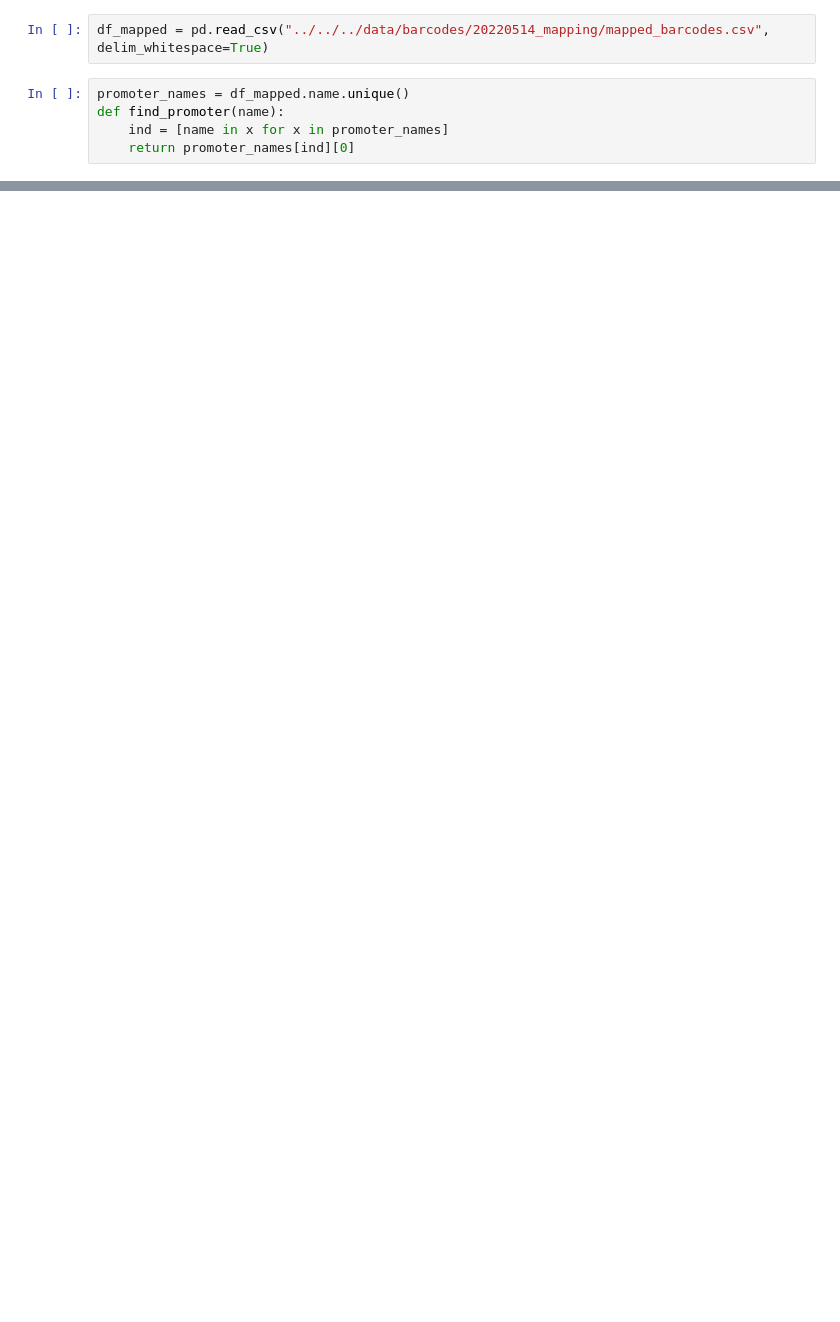
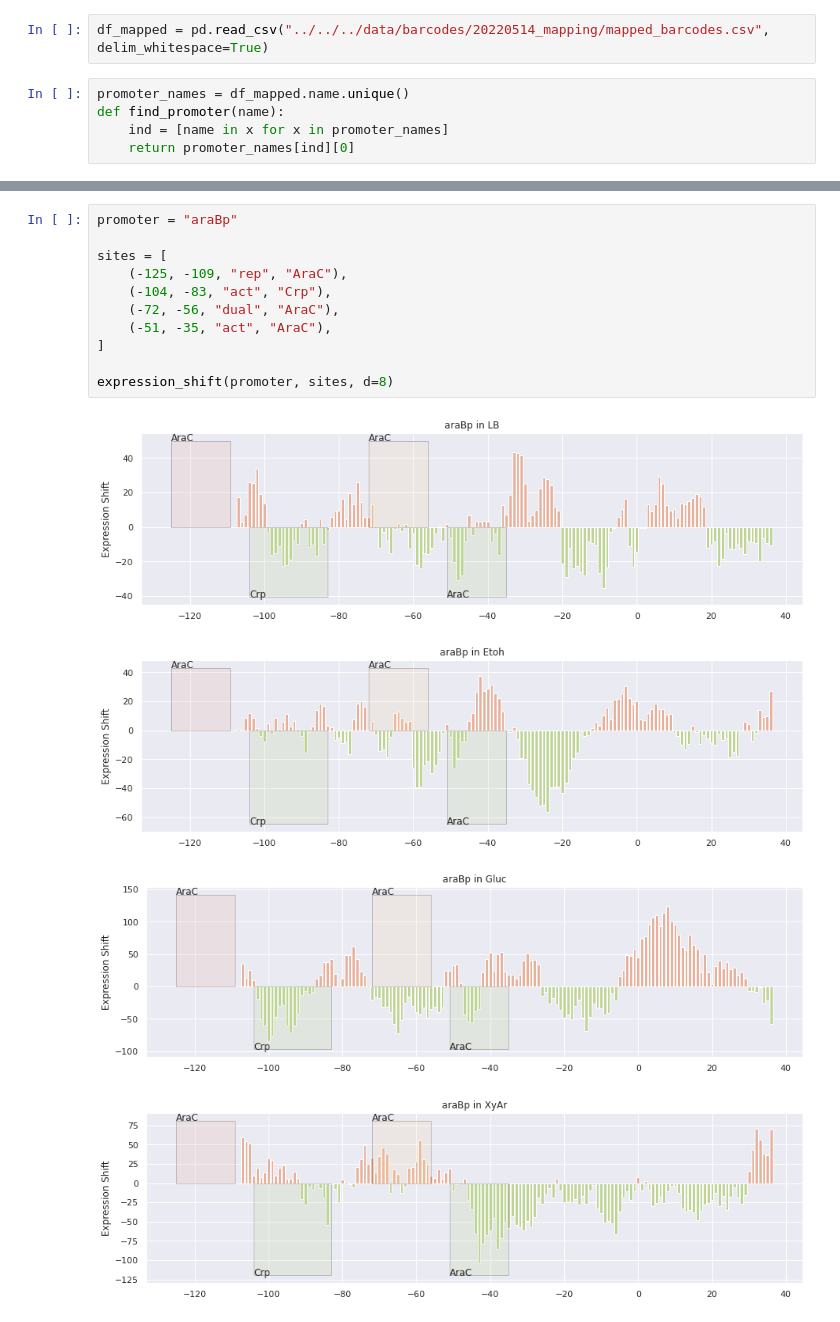
Before and after one commit to RPGroup-PBoC/Reg-Seq-2, a Jupyter notebook: code/processing/20221114_barcode/promoter_footprints.ipynb, the cells around one changed output, grey strips where cells are left out. Cells and saved outputs as stored; diff of their text form; blank space fills up the shorter version.

```diff
--- a/code/processing/20221114_barcode/promoter_footprints.ipynb
+++ b/code/processing/20221114_barcode/promoter_footprints.ipynb
@@ -22,0 +175,16 @@ for promoter in promoter_names:
+# %%
+promoter = "araBp"
+
+sites = [
+    (-125, -109, "rep", "AraC"),
+    (-104, -83, "act", "Crp"),
+    (-72, -56, "dual", "AraC"),
+    (-51, -35, "act", "AraC"),
+]
+
+expression_shift(promoter, sites, d=8)
+# %% [output]
+[figure, added]
+[figure, added]
+[figure, added]
+[figure, added]
```
Also changed, not shown: parts of 60 cells of this notebook.
